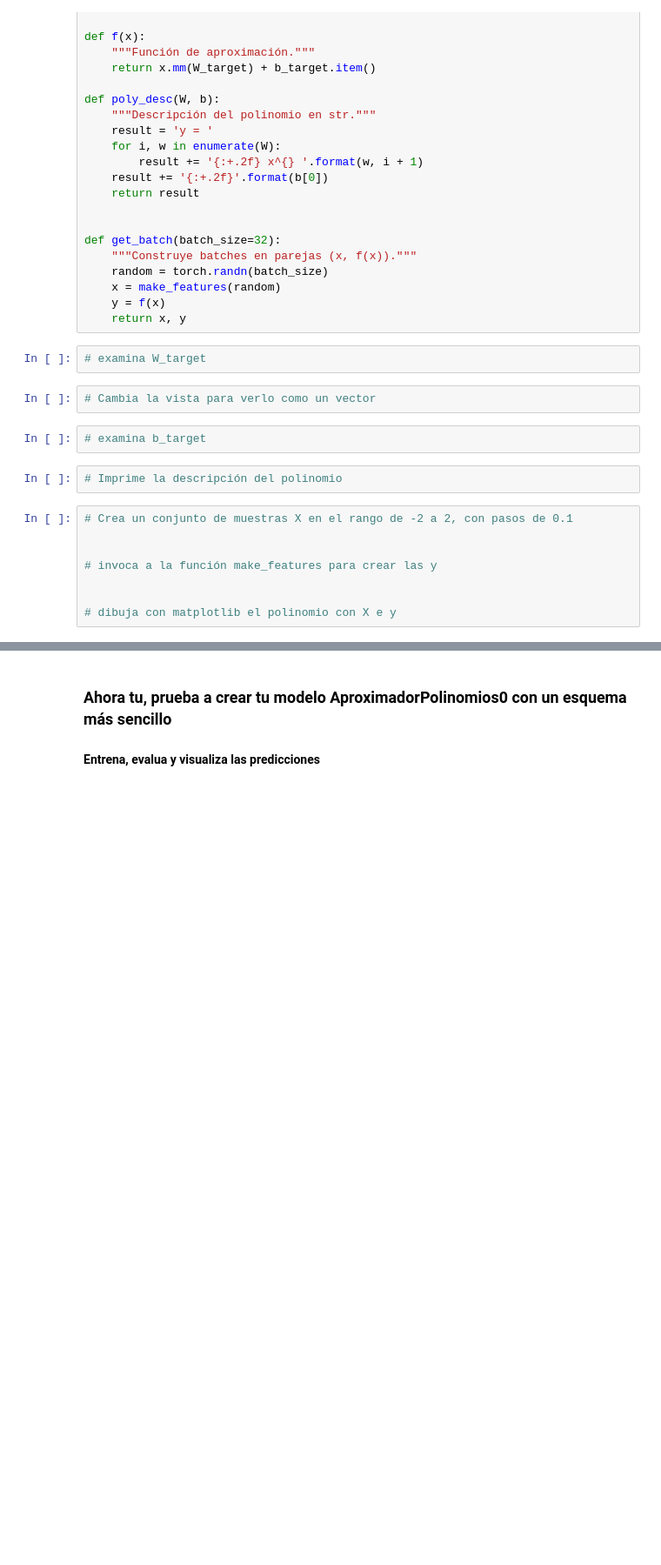
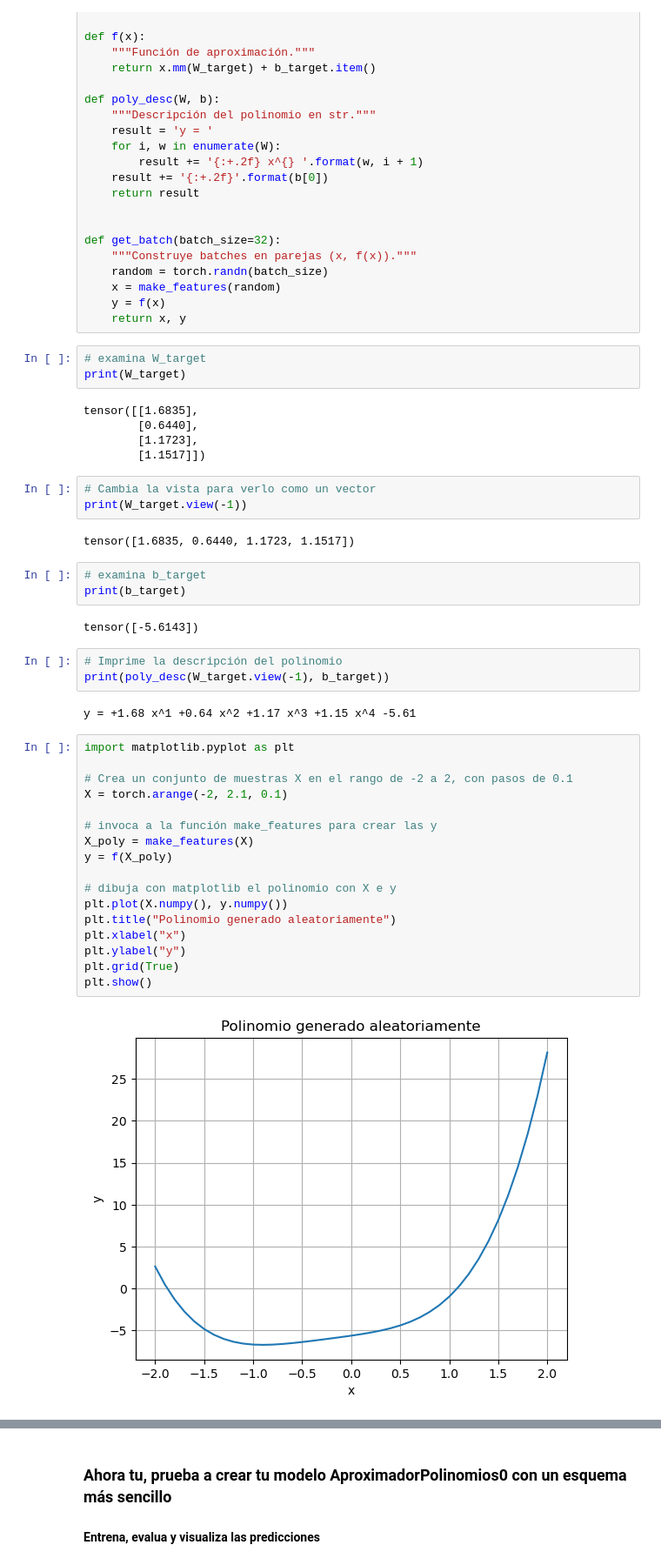
Before and after one commit to Eurobeater/cursoBigDataIA, a Jupyter notebook: Programacion de Inteligencia Artificial/2EV/Tema 6/Python/Ejercicios/Regresion Poly/regresion_poly.ipynb, the cells around one changed output, grey strips where cells are left out. Shown: that part at 87% size. Cells and saved outputs as stored; diff of their text form; blank space fills up the shorter version.

Commit message:
PIA Tarea Regresion Poly hecha

```diff
--- a/Programacion de Inteligencia Artificial/2EV/Tema 6/Python/Ejercicios/Regresion Poly/regresion_poly.ipynb
+++ b/Programacion de Inteligencia Artificial/2EV/Tema 6/Python/Ejercicios/Regresion Poly/regresion_poly.ipynb
@@ -33,20 +33,46 @@ def get_batch(batch_size=32):
     return x, y
 # %%
 # examina W_target
+print(W_target)
+# %% [output]
+tensor([[1.6835],
+        [0.6440],
+        [1.1723],
+        [1.1517]])
 # %%
 # Cambia la vista para verlo como un vector
+print(W_target.view(-1))
+# %% [output]
+tensor([1.6835, 0.6440, 1.1723, 1.1517])
 # %%
 # examina b_target
+print(b_target)
+# %% [output]
+tensor([-5.6143])
 # %%
 # Imprime la descripción del polinomio
+print(poly_desc(W_target.view(-1), b_target))
+# %% [output]
+y = +1.68 x^1 +0.64 x^2 +1.17 x^3 +1.15 x^4 -5.61
 # %%
+import matplotlib.pyplot as plt
+
 # Crea un conjunto de muestras X en el rango de -2 a 2, con pasos de 0.1
-
+X = torch.arange(-2, 2.1, 0.1)
 
 # invoca a la función make_features para crear las y
-
+X_poly = make_features(X)
+y = f(X_poly)
 
 # dibuja con matplotlib el polinomio con X e y
+plt.plot(X.numpy(), y.numpy())
+plt.title("Polinomio generado aleatoriamente")
+plt.xlabel("x")
+plt.ylabel("y")
+plt.grid(True)
+plt.show()
+# %% [output]
+[figure, added]
 # %%
 # Crea la clase Aproximador de polinomios con capa de entrada de 4 unidades,
 # capa densa de 10 unidades y capa de salida de una unidad (regresión)
```
Also changed, not shown: parts of 4 cells of this notebook.
